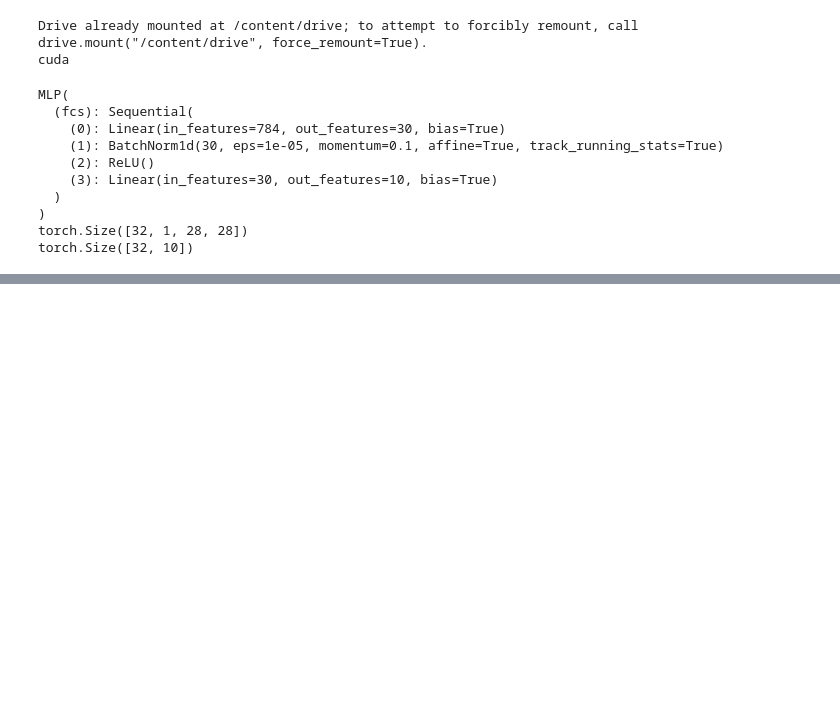
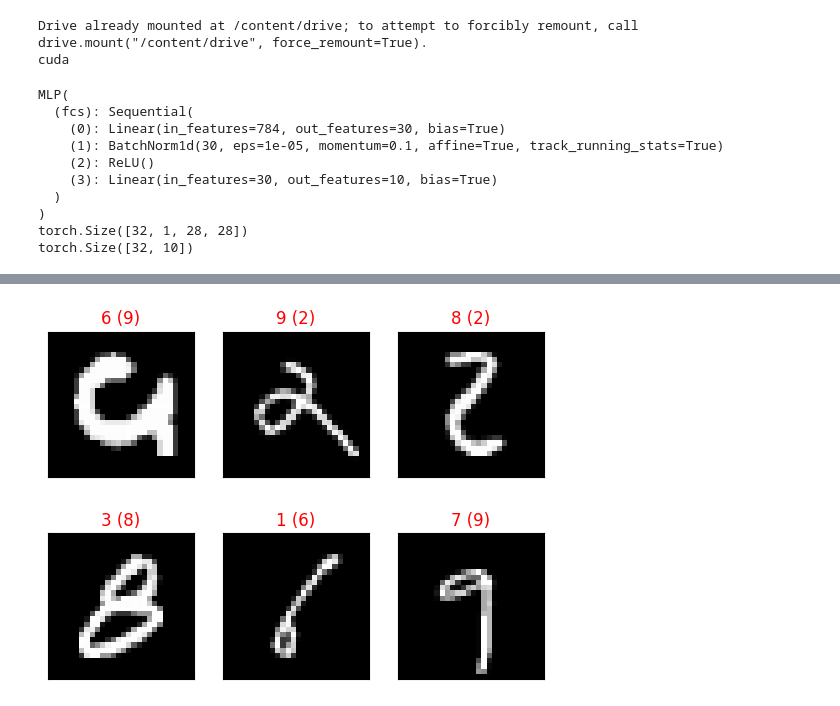
Before and after one commit to hajonghyun/installPytorch_study, a Jupyter notebook: 5_1_short_multiclass_classificaiton.ipynb, the cells around one changed output, grey strips where cells are left out. Saved outputs shown, nothing was run; the diff lists cells and outputs as text; code cells hidden in the pictures; blank space fills up the shorter version.

```diff
--- a/5_1_short_multiclass_classificaiton.ipynb
+++ b/5_1_short_multiclass_classificaiton.ipynb
@@ -69,0 +123,30 @@ torch.Size([32, 10])
+# %%
+# 틀린 것만 모아서 보자
+cnt = 0
+load_model.eval()
+with torch.no_grad():
+    for x_batch, y_batch in test_DL:
+        x_batch = x_batch.to(DEVICE)
+        y_batch = y_batch.to(DEVICE)
+        y_hat = load_model(x_batch)
+        pred = y_hat.argmax(dim=1)
+
+        false_idx = pred!=y_batch
+        X_false=x_batch[false_idx,...].to("cpu")
+        pred_false=pred[false_idx,...].to("cpu")
+        Y_false=y_batch[false_idx,...].to("cpu")
+
+        if X_false.shape[0] != 0:
+            if cnt==6:
+                break
+            for i in range(X_false.shape[0]):
+                cnt += 1
+                pred_class = pred_false[i].item()
+                true_class = Y_false[i].item()
+                plt.subplot(2,3, cnt, xticks=[], yticks=[])
+                plt.imshow(X_false[i,0,...], cmap="gray")
+                plt.title(f"{pred_class} ({true_class})",color=("g" if pred_class==true_class else "r"))
+                if cnt==6:
+                    break
+# %% [output]
+[figure, added]
```
Also changed, not shown: parts of 5 cells of this notebook.
